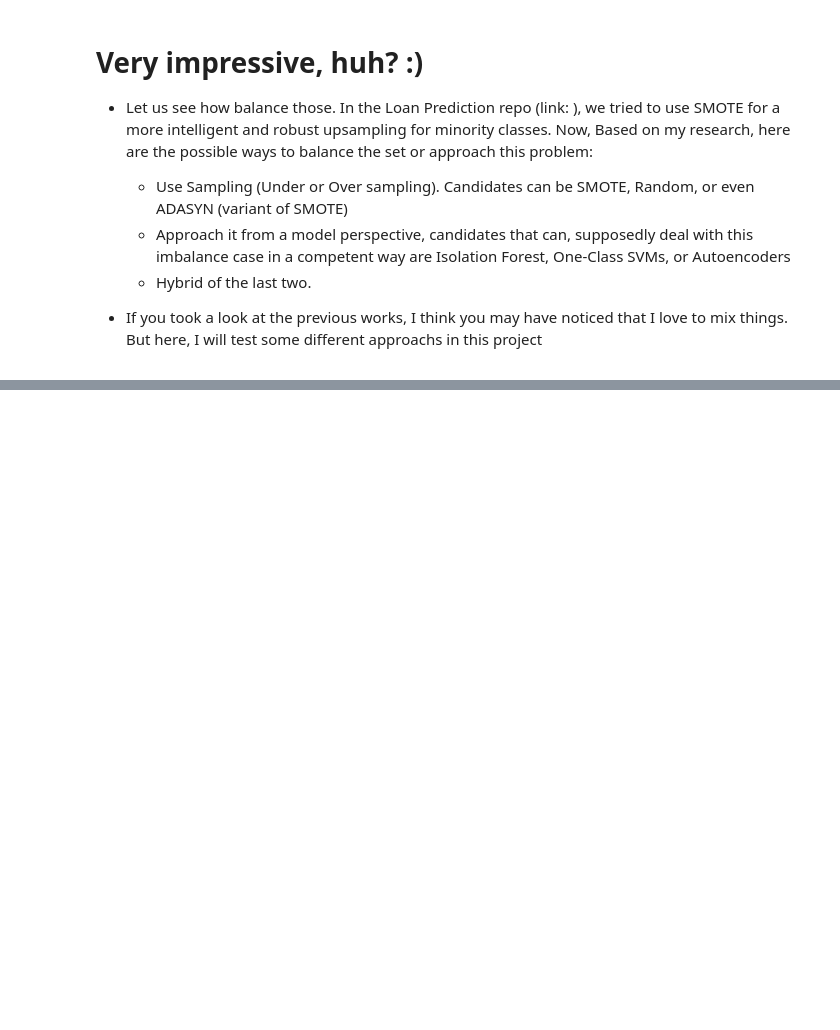
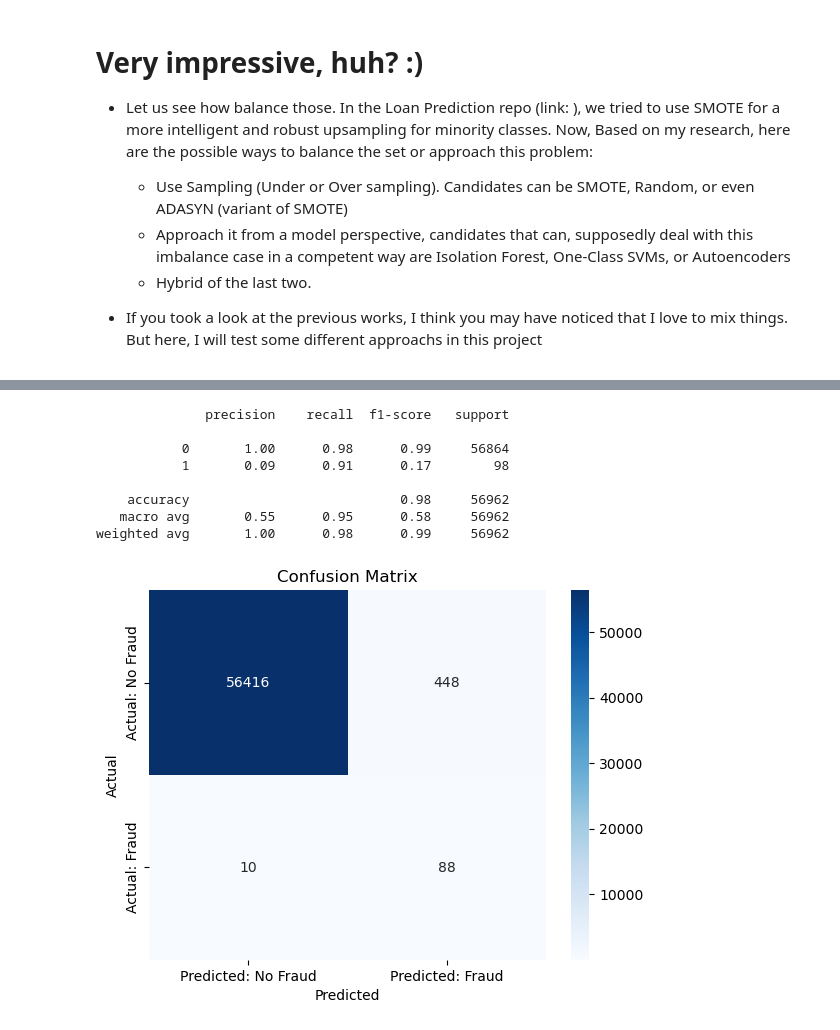
Before and after one commit to yaman-77/Fraud-Detection, a Jupyter notebook: FraudDetection Source Code.ipynb, the cells around one changed output, grey strips where cells are left out. Cells and saved outputs as stored; diff of their text form; code cells hidden in the pictures; blank space fills up the shorter version.

```diff
--- a/FraudDetection Source Code.ipynb
+++ b/FraudDetection Source Code.ipynb
@@ -191,0 +332,25 @@ plt.show()
+# %%
+# Let us try flagging the fraud class at a higher threshold before doing significant changes to the model or data
+# Let us plot the confusion matrix
+probas = xgb_baseline.predict_proba(X_val)[:,1]
+predictions = (probas > 0.8).astype(int) # Fraud case if you are 80% SURE
+print(classification_report(y_val, y_pred_baseline))
+cm = confusion_matrix(y_val, predictions)
+sns.heatmap(cm, annot=True, fmt='d',  cmap='Blues',
+            xticklabels=['Predicted: No Fraud', 'Predicted: Fraud'],
+            yticklabels=['Actual: No Fraud', 'Actual: Fraud'])
+
+plt.ylabel('Actual')
+plt.xlabel('Predicted')
+plt.title('Confusion Matrix')
+plt.show()
+# %% [output]
+              precision    recall  f1-score   support
+
+           0       1.00      0.98      0.99     56864
+           1       0.09      0.91      0.17        98
+
+    accuracy                           0.98     56962
+   macro avg       0.55      0.95      0.58     56962
+weighted avg       1.00      0.98      0.99     56962
+[figure, added]
```
Also changed, not shown: parts of 21 cells of this notebook, 1 other file.
